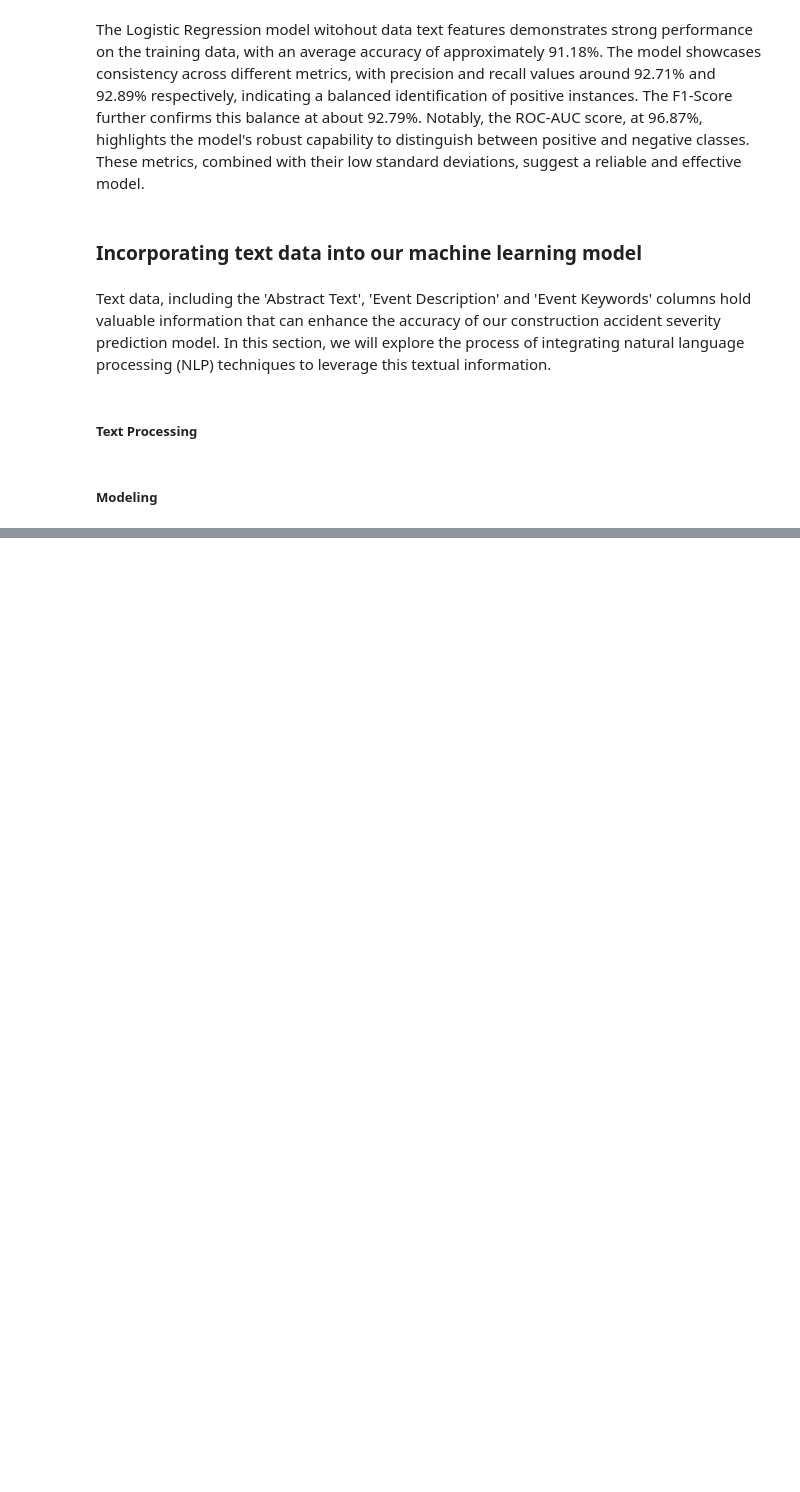
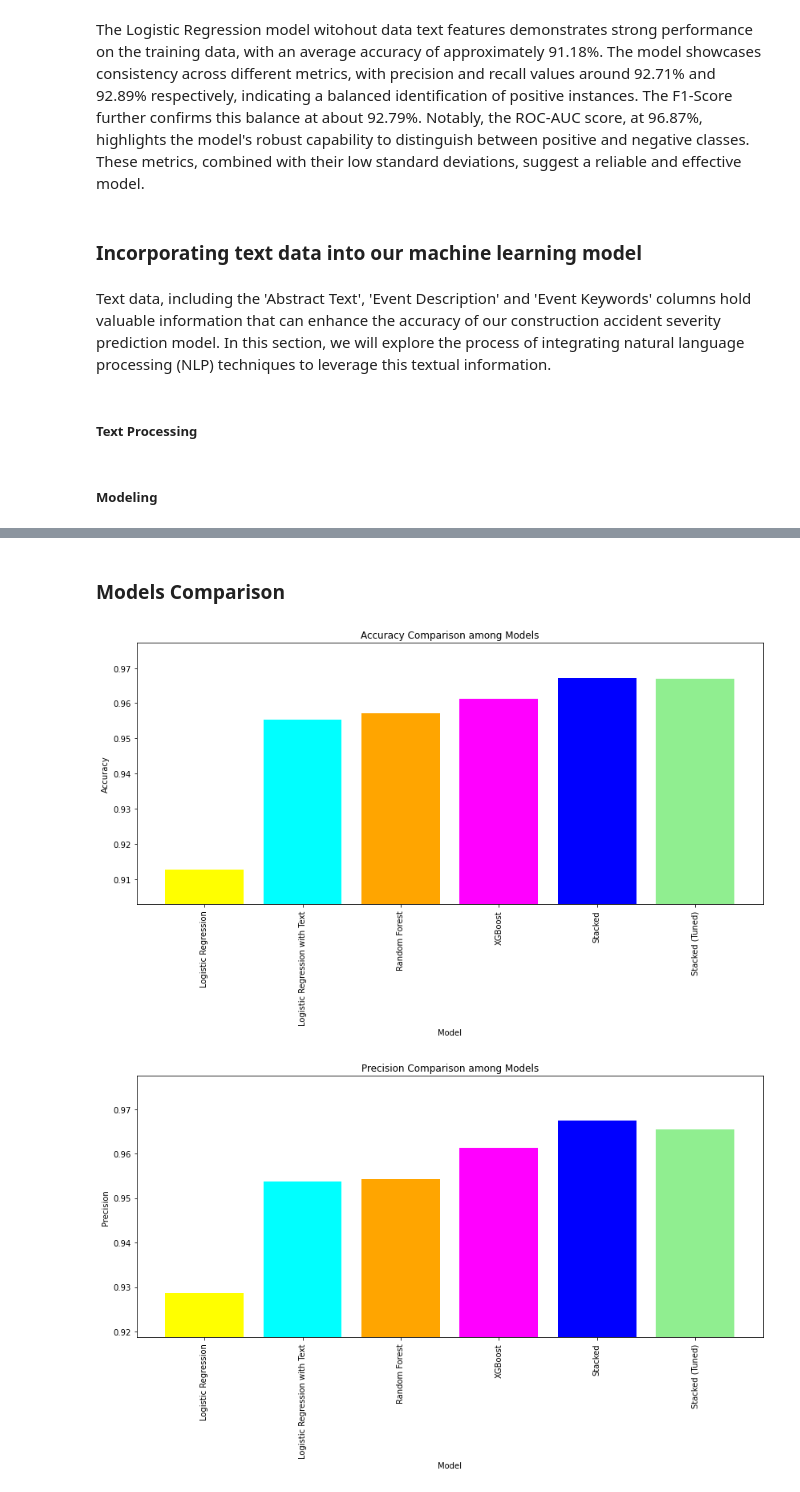
Before and after one commit to pmjustafort/construction-accident-nlp-predict, a Jupyter notebook: Untitled.ipynb, the cells around one changed output, grey strips where cells are left out. Cells and saved outputs as stored; diff of their text form; code cells hidden in the pictures; blank space fills up the shorter version.

Commit message:
New models added

```diff
--- a/Untitled.ipynb
+++ b/Untitled.ipynb
@@ -594,0 +947,35 @@ In our next steps, we'll be exploring Random Forest to potentially enhance our m
+# %% [markdown]
+### Models Comparison
+# %%
+# Converting result to a data frame
+data = {
+    'Model': ["Logistic Regression", "Logistic Regression with Text", "Random Forest", "XGBoost", "Stacked", "Stacked (Tuned)"],
+
+    'Accuracy': [0.9128072445019406, 0.9552393272962483, 0.9570504527813712, 0.9611901681759379, 0.9671410090556275, 0.9668822768434671],
+
+    'Precision': [0.9286706591270246, 0.9536312468491787, 0.9541853657716051, 0.9612257454982558, 0.9674436512460872, 0.9654615236500457],
+
+    'Recall': [0.9288986634177805, 0.974191959006701, 0.9767307485577096, 0.9758814992654173, 0.9792623714480237, 0.9809554950370873],
+
+    'F1-Score': [0.9286795413176885, 0.9637732531285247, 0.965299163522117, 0.9684866573657702, 0.9733054140943272, 0.9731398030304463],
+
+    'ROC-AUC': [0.9686962880110299, 0.9825400676054992, 0.986558699216957, 0.9858053526423648, 0.9888534400824506, 0.9889041510322552]
+}
+
+models_result = pd.DataFrame(data)
+# %%
+metrics = ['Accuracy', 'Precision', 'Recall', 'F1-Score', 'ROC-AUC']
+
+for metric in metrics:
+    plt.figure(figsize=(14, 6))
+    plt.bar(models_result['Model'], models_result[metric], color=['yellow', 'cyan', 'orange', 'magenta', 'blue', 'lightgreen']
+)
+    plt.title(f'{metric} Comparison among Models')
+    plt.ylabel(metric)
+    plt.xlabel('Model')
+    plt.xticks(rotation=90)
+    plt.ylim(min(models_result[metric]) - 0.01, max(models_result[metric]) + 0.01)
+    plt.show()
+# %% [output]
+[figure, added]
+[figure, added]
```
Also changed, not shown: parts of 40 cells of this notebook.
